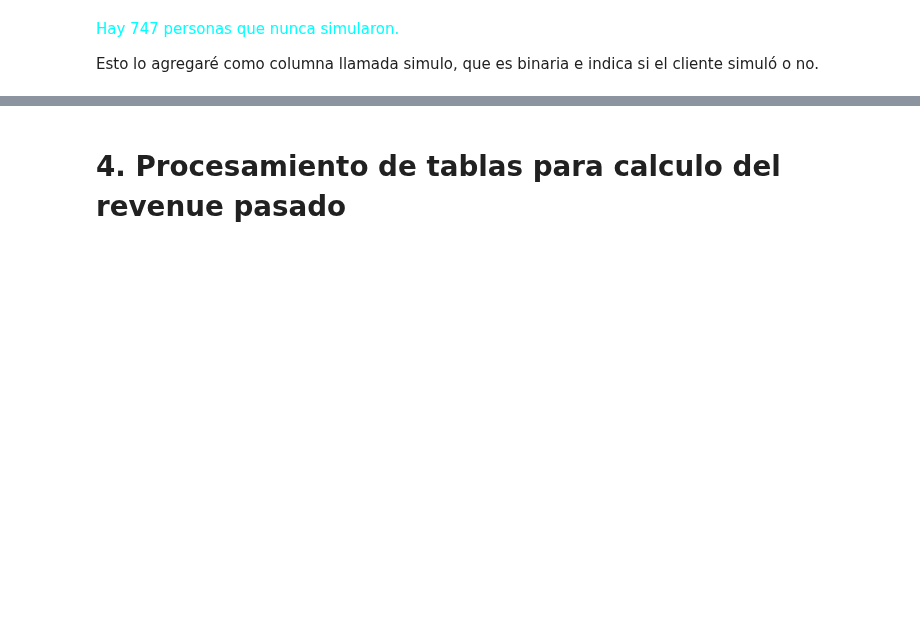
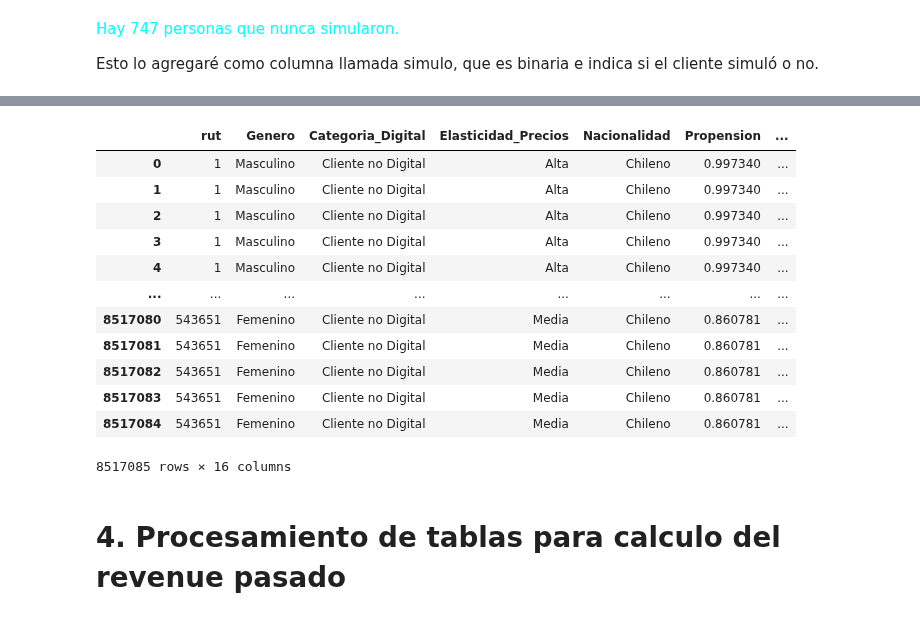
Before and after one commit to JosepVargasf/capstone_g11_2024-2, a Jupyter notebook: Procesamiento de datos/procesamiento.ipynb, the cells around one changed output, grey strips where cells are left out. Cells and saved outputs as stored; diff of their text form; code cells hidden in the pictures; blank space fills up the shorter version.

```diff
--- a/Procesamiento de datos/procesamiento.ipynb
+++ b/Procesamiento de datos/procesamiento.ipynb
@@ -122,9 +122,9 @@ df_simulaciones_e_informacion_de_clientes['simulo'] = df_simulaciones_e_informac
 # %%
 df_simulaciones_e_informacion_de_clientes.drop(columns=['Unnamed: 0_x', 'Unnamed: 0_y'], inplace=True)
 # %%
-df_simulaciones_e_informacion_de_clientes_ventas = pd.merge(
+df_simulaciones_e_informacion_de_clientes = pd.merge(
     df_simulaciones_e_informacion_de_clientes,
     df_ventas,
     on=['rut', 'fecha'],
     how='left'
-)
+    )
@@ -133,3 +141,19 @@ df_simulaciones_e_informacion_de_clientes_ventas = pd.merge(
+# %%
+df_simulaciones_e_informacion_de_clientes
+# %% [output]
+|  | rut | Genero | Categoria_Digital | Elasticidad_Precios | Nacionalidad | Propension | ... |
+| 0 | 1 | Masculino | Cliente no Digital | Alta | Chileno | 0.997340 | ... |
+| 1 | 1 | Masculino | Cliente no Digital | Alta | Chileno | 0.997340 | ... |
+| 2 | 1 | Masculino | Cliente no Digital | Alta | Chileno | 0.997340 | ... |
+| 3 | 1 | Masculino | Cliente no Digital | Alta | Chileno | 0.997340 | ... |
+| 4 | 1 | Masculino | Cliente no Digital | Alta | Chileno | 0.997340 | ... |
+| ... | ... | ... | ... | ... | ... | ... | ... |
+| 8517080 | 543651 | Femenino | Cliente no Digital | Media | Chileno | 0.860781 | ... |
+| 8517081 | 543651 | Femenino | Cliente no Digital | Media | Chileno | 0.860781 | ... |
+| 8517082 | 543651 | Femenino | Cliente no Digital | Media | Chileno | 0.860781 | ... |
+| 8517083 | 543651 | Femenino | Cliente no Digital | Media | Chileno | 0.860781 | ... |
+| 8517084 | 543651 | Femenino | Cliente no Digital | Media | Chileno | 0.860781 | ... |
+8517085 rows × 16 columns
 # %% [markdown]
 # 4. Procesamiento de tablas para calculo del revenue pasado
 # %% [markdown]
```
Also changed, not shown: parts of 4 cells of this notebook.
